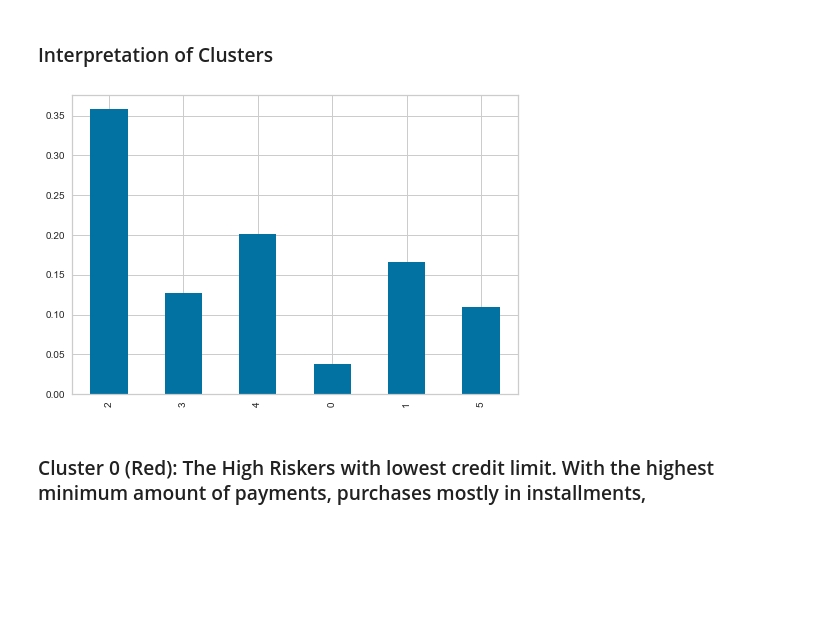
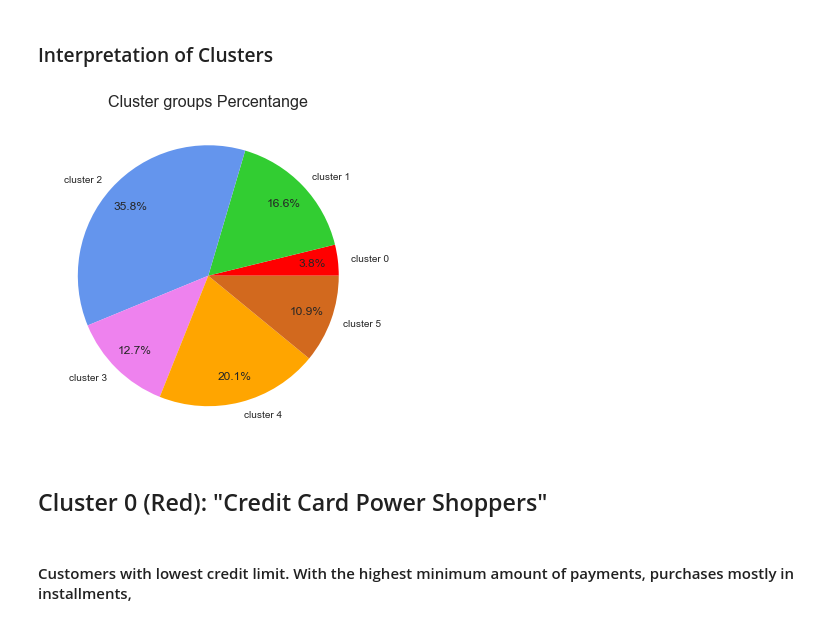
Before and after one commit to AleksanderWernik/Credit_card_clustering, a Jupyter notebook: Credit_card.ipynb, the cells around one changed output. Cells and saved outputs as stored; diff of their text form; code cells hidden in the pictures; blank space fills up the shorter version.

```diff
--- a/Credit_card.ipynb
+++ b/Credit_card.ipynb
@@ -401,8 +365,15 @@ clusters.head()
 | 4 | 817.714335 | 1.000000 | 16.00 | 16.00 | 0.0 | 0.000000 | ... |
 # %% [markdown]
 ###  Interpretation of Clusters
-# %%
-clusters['cluster'].value_counts(normalize=True, sort=False).plot(kind='bar')
-plt.show()
-# %% [output]
-[figure, removed]
+# %%
+# create pie chart
+clas = dict(clusters.groupby('cluster')['cluster'].count())
+labels = ['cluster 0', 'cluster 1', 'cluster 2', 'cluster 3', 'cluster 4', 'cluster 5']
+colors = ['red', 'limegreen', 'cornflowerblue', 'violet', 'orange', 'chocolate']
+values = clas.values()
+plt.figure(figsize=(6,6))
+plt.pie(data=df, x=values, labels=labels, autopct = '%1.1f%%', pctdistance=0.8, colors=colors)
+plt.title('Cluster groups Percentange', fontsize=16)
+plt.show()
+# %% [output]
+[figure, added]
@@ -409,2 +392,4 @@ plt.show()
+# %% [markdown]
+## Cluster 0  (Red):  "Credit Card Power Shoppers"
 # %% [markdown]
-### Cluster 0  (Red): The High Riskers with lowest credit limit. With the highest minimum amount of payments,  purchases mostly in installments,
+#### Customers with lowest credit limit. With the highest minimum amount of payments,  purchases mostly in installments,
```
Also changed, not shown: parts of 33 cells of this notebook.
